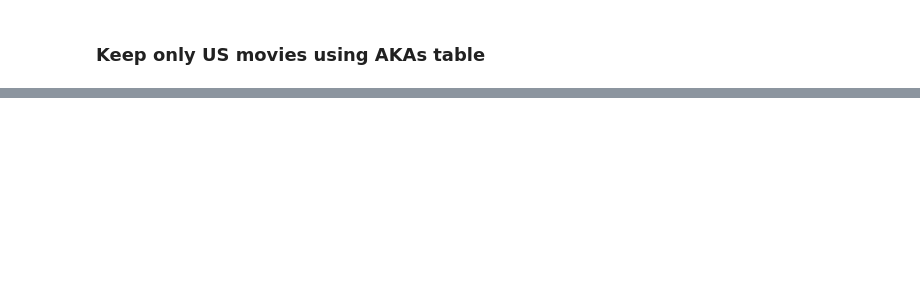
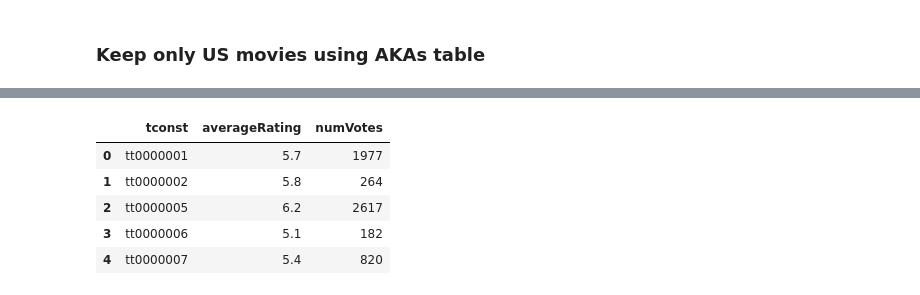
Before and after one commit to jaytrey777/Movie-Profitabiliy-Project, a Jupyter notebook: Project 3 - Part 1.ipynb, the cells around one changed output, grey strips where cells are left out. Cells and saved outputs as stored; diff of their text form; code cells hidden in the pictures; blank space fills up the shorter version.

```diff
--- a/Project 3 - Part 1.ipynb
+++ b/Project 3 - Part 1.ipynb
@@ -122,0 +294,3 @@ ratings.info()
+# %%
+ratings.replace({'\\N':np.nan}, inplace = True)
+ratings.isna().sum()
@@ -122,0 +304,3 @@ ratings.info()
+# %%
+keepers =ratings['tconst'].isin(akas['titleId'])
+ratings = ratings[keepers]
@@ -122,0 +397,14 @@ ratings.info()
+# %%
+## Save current dataframe to file.
+ratings.to_csv("Data/title_ratings.csv.gz",compression='gzip',index=False)
+
+# Open saved file and preview again
+ratings = pd.read_csv("Data/title_ratings.csv.gz", low_memory = False)
+ratings.head()
+# %% [output]
+|  | tconst | averageRating | numVotes |
+| 0 | tt0000001 | 5.7 | 1977 |
+| 1 | tt0000002 | 5.8 | 264 |
+| 2 | tt0000005 | 6.2 | 2617 |
+| 3 | tt0000006 | 5.1 | 182 |
+| 4 | tt0000007 | 5.4 | 820 |
```
Also changed, not shown: parts of 29 cells of this notebook, 3 other files.
